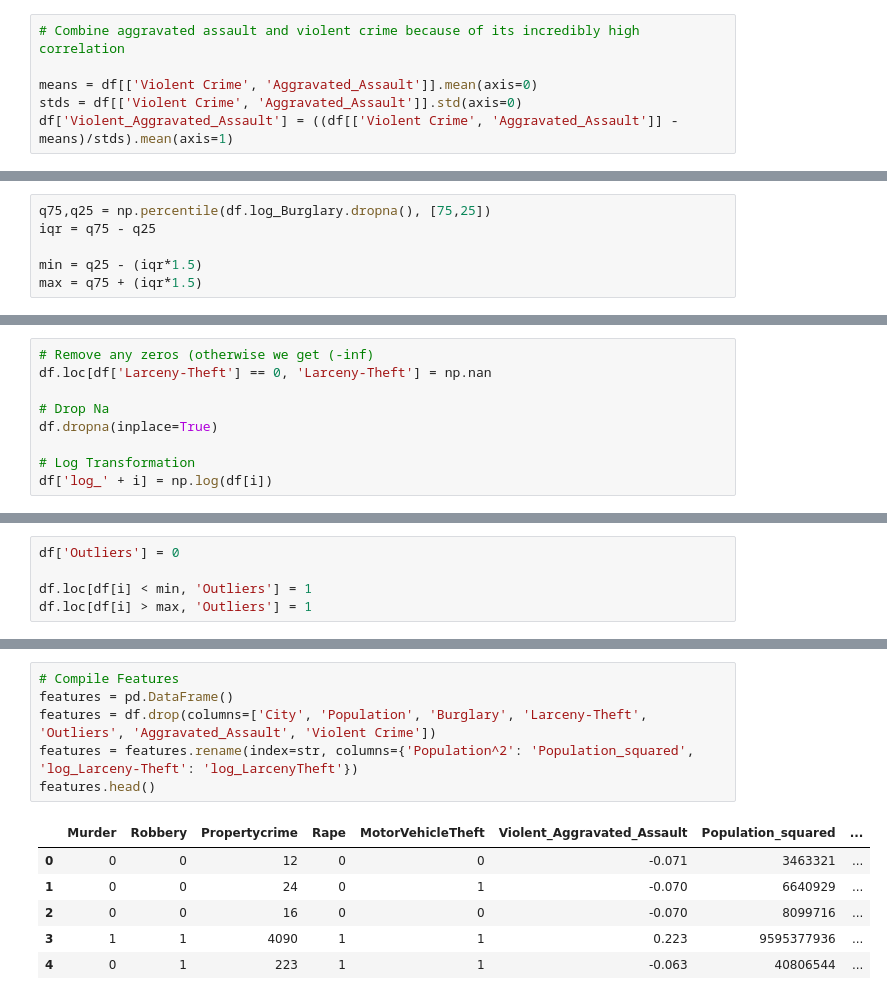
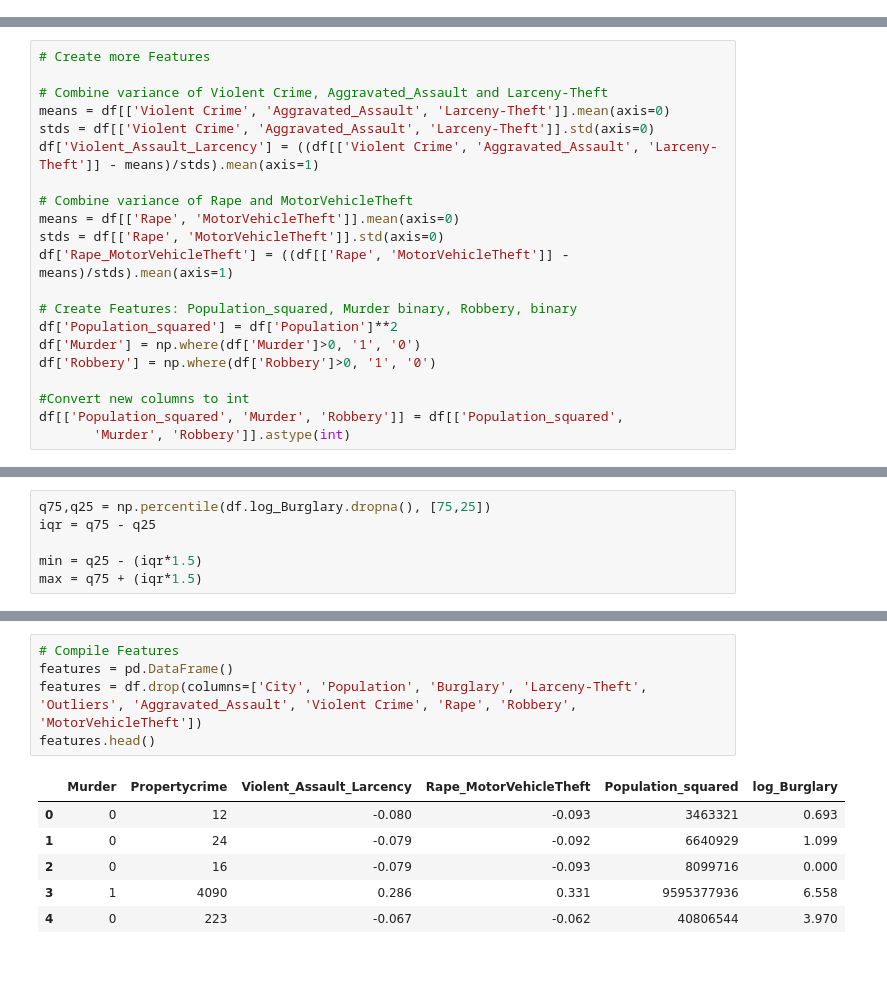
Before and after one commit to ayan1995/Thinkful, a Jupyter notebook: Bootcamp/Unit 2 Supervised Learning/Lesson 4 Linear Regression/Multivariable Regression Model.ipynb, the cells around one changed output, grey strips where cells are left out. Saved outputs shown, nothing was run; the diff lists cells and outputs as text; blank space fills up the shorter version.

```diff
--- a/Bootcamp/Unit 2 Supervised Learning/Lesson 4 Linear Regression/Multivariable Regression Model.ipynb
+++ b/Bootcamp/Unit 2 Supervised Learning/Lesson 4 Linear Regression/Multivariable Regression Model.ipynb
@@ -169,6 +143,0 @@ Variables to convert to Binary:
-# %%
-# Combine aggravated assault and violent crime because of its incredibly high correlation
-
-means = df[['Violent Crime', 'Aggravated_Assault']].mean(axis=0)
-stds = df[['Violent Crime', 'Aggravated_Assault']].std(axis=0)
-df['Violent_Aggravated_Assault'] = ((df[['Violent Crime', 'Aggravated_Assault']] - means)/stds).mean(axis=1)
@@ -194,3 +151,24 @@ df[['Population', 'Violent Crime',
+# %%
+# Create more Features
+
+# Combine variance of Violent Crime, Aggravated_Assault and Larceny-Theft
+means = df[['Violent Crime', 'Aggravated_Assault', 'Larceny-Theft']].mean(axis=0)
+stds = df[['Violent Crime', 'Aggravated_Assault', 'Larceny-Theft']].std(axis=0)
+df['Violent_Assault_Larcency'] = ((df[['Violent Crime', 'Aggravated_Assault', 'Larceny-Theft']] - means)/stds).mean(axis=1)
+
+# Combine variance of Rape and MotorVehicleTheft
+means = df[['Rape', 'MotorVehicleTheft']].mean(axis=0)
+stds = df[['Rape', 'MotorVehicleTheft']].std(axis=0)
+df['Rape_MotorVehicleTheft'] = ((df[['Rape', 'MotorVehicleTheft']] - means)/stds).mean(axis=1)
+
+# Create Features: Population_squared, Murder binary, Robbery, binary
+df['Population_squared'] = df['Population']**2
+df['Murder'] = np.where(df['Murder']>0, '1', '0')
+df['Robbery'] = np.where(df['Robbery']>0, '1', '0')
+
+#Convert new columns to int
+df[['Population_squared', 'Murder', 'Robbery']] = df[['Population_squared',
+       'Murder', 'Robbery']].astype(int)
 # %%
 df.info()
 # %% [output]
@@ -319,9 +284,0 @@ sns.boxplot(x = df[i])
-# %%
-# Remove any zeros (otherwise we get (-inf)
-df.loc[df['Larceny-Theft'] == 0, 'Larceny-Theft'] = np.nan
-
-# Drop Na
-df.dropna(inplace=True)
-
-# Log Transformation
-df['log_' + i] = np.log(df[i])
@@ -368,5 +284,0 @@ plt.axvline(x=max)
-# %%
-df['Outliers'] = 0
-
-df.loc[df[i] < min, 'Outliers'] = 1
-df.loc[df[i] > max, 'Outliers'] = 1
@@ -418,13 +314,12 @@ memory usage: 43.3+ KB
 # %%
 # Compile Features
 features = pd.DataFrame()
-features = df.drop(columns=['City', 'Population', 'Burglary', 'Larceny-Theft', 'Outliers', 'Aggravated_Assault', 'Violent Crime'])
-features = features.rename(index=str, columns={'Population^2': 'Population_squared', 'log_Larceny-Theft': 'log_LarcenyTheft'})
+features = df.drop(columns=['City', 'Population', 'Burglary', 'Larceny-Theft', 'Outliers', 'Aggravated_Assault', 'Violent Crime', 'Rape', 'Robbery', 'MotorVehicleTheft'])
 features.head()
 # %% [output]
-|  | Murder | Robbery | Propertycrime | Rape | MotorVehicleTheft | Violent_Aggravated_Assault | Population_squared | ... |
-| 0 | 0 | 0 | 12 | 0 | 0 | -0.071 | 3463321 | ... |
-| 1 | 0 | 0 | 24 | 0 | 1 | -0.070 | 6640929 | ... |
-| 2 | 0 | 0 | 16 | 0 | 0 | -0.070 | 8099716 | ... |
-| 3 | 1 | 1 | 4090 | 1 | 1 | 0.223 | 9595377936 | ... |
-| 4 | 0 | 1 | 223 | 1 | 1 | -0.063 | 40806544 | ... |
+|  | Murder | Propertycrime | Violent_Assault_Larcency | Rape_MotorVehicleTheft | Population_squared | log_Burglary |
+| 0 | 0 | 12 | -0.080 | -0.093 | 3463321 | 0.693 |
+| 1 | 0 | 24 | -0.079 | -0.092 | 6640929 | 1.099 |
+| 2 | 0 | 16 | -0.079 | -0.093 | 8099716 | 0.000 |
+| 3 | 1 | 4090 | 0.286 | 0.331 | 9595377936 | 6.558 |
+| 4 | 0 | 223 | -0.067 | -0.062 | 40806544 | 3.970 |
```
Also changed, not shown: parts of 30 cells of this notebook.
